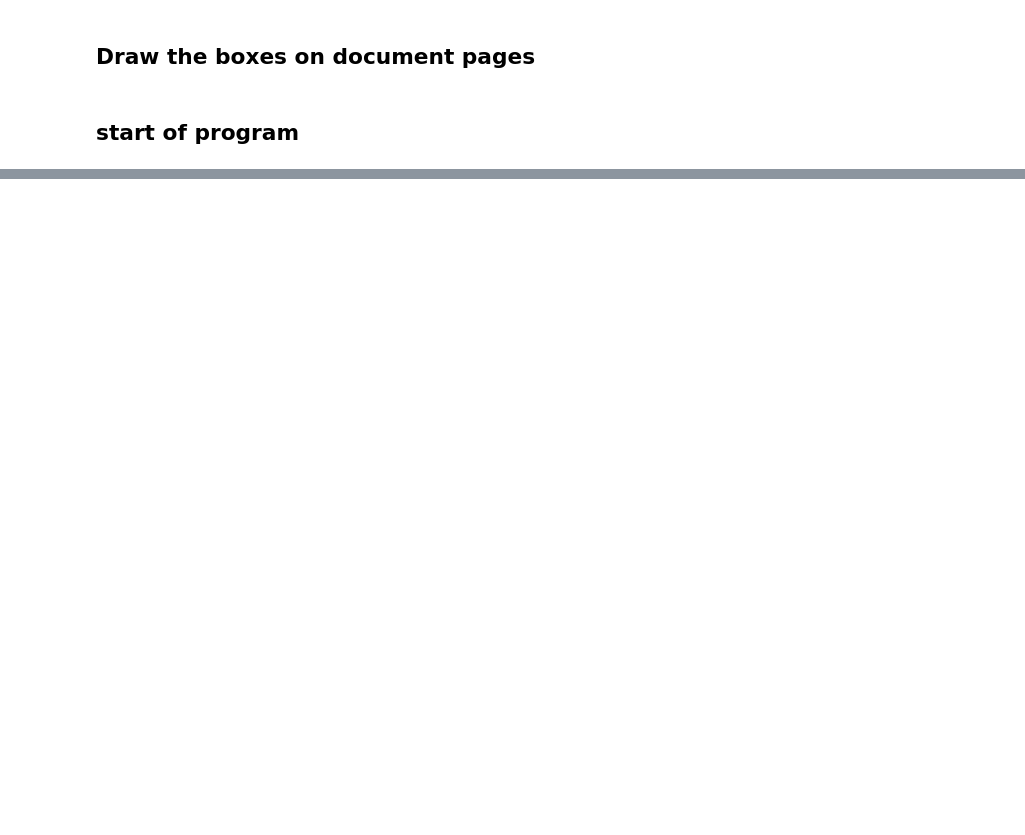
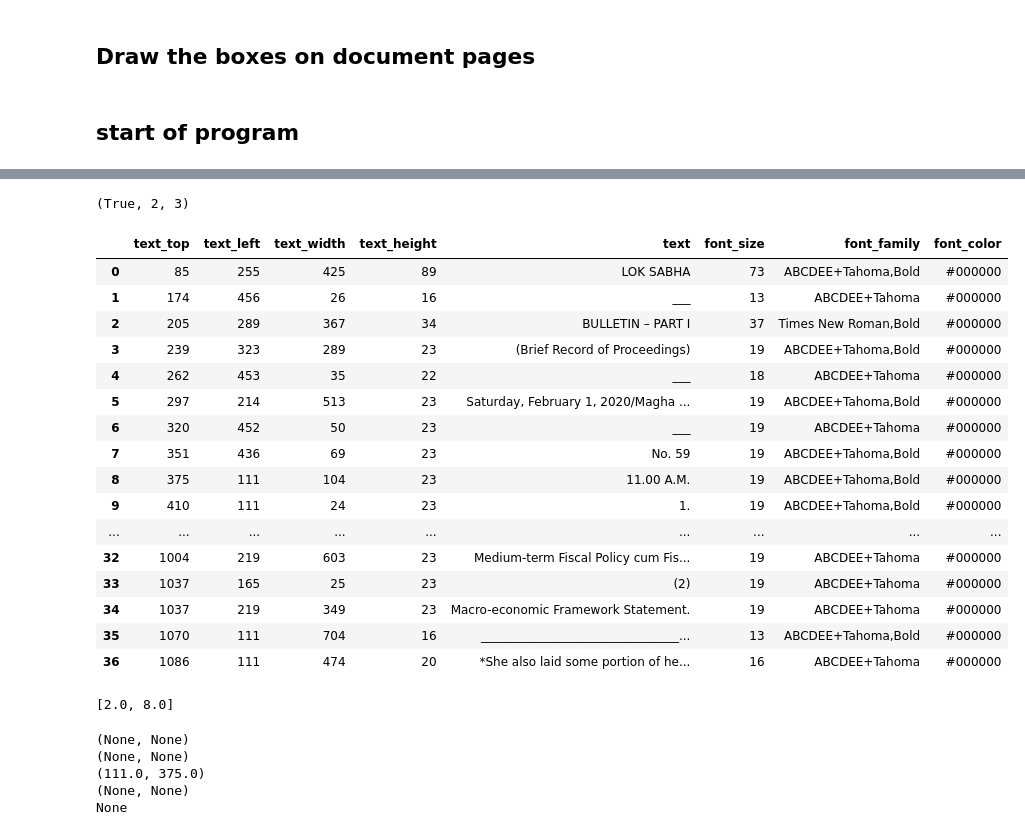
Before and after one commit to kumardeepak/document-structure, a Jupyter notebook: notebooks/DOCUMENT_STRUCTURE_FROM_DIGITAL_PDF_V1.1.ipynb, the cells around one changed output, grey strips where cells are left out. Saved outputs shown, nothing was run; the diff lists cells and outputs as text; code cells hidden in the pictures; blank space fills up the shorter version.

```diff
--- a/notebooks/DOCUMENT_STRUCTURE_FROM_DIGITAL_PDF_V1.1.ipynb
+++ b/notebooks/DOCUMENT_STRUCTURE_FROM_DIGITAL_PDF_V1.1.ipynb
@@ -227,0 +206,29 @@ show_df(h_df)
+# %%
+def are_hlines_superscript_v1(df, configs, idx1, idx2, debug=False):
+
+    if (abs(df.iloc[idx1]['text_top'] - df.iloc[idx2]['text_top']) <= configs['SUPERSCRIPT_HEIGHT_DIFFERENCE']):
+        if df.iloc[idx1]['text_left'] < df.iloc[idx2]['text_left']:
+            if df.iloc[idx1]['text_height'] < df.iloc[idx2]['text_height']:
+                return True, idx1, idx2
+        else:
+            if df.iloc[idx1]['text_height'] < df.iloc[idx2]['text_height']:
+                return True, idx2, idx1
+
+
+
+#     if (df.iloc[idx1]['text_top'] >= df.iloc[idx2]['text_top']):
+#         if  (df.iloc[idx1]['text_top'] - df.iloc[idx2]['text_top']) <= configs['SUPERSCRIPT_HEIGHT_DIFFERENCE']:
+#             if df.iloc[idx1]['text_left'] > df.iloc[idx2]['text_left']:
+#                 return True, idx1, idx2
+
+#     if (df.iloc[idx2]['text_top'] >= df.iloc[idx1]['text_top']):
+#         if  (df.iloc[idx2]['text_top'] - df.iloc[idx1]['text_top']) <= configs['SUPERSCRIPT_HEIGHT_DIFFERENCE']:
+#             if df.iloc[idx2]['text_left'] > df.iloc[idx1]['text_left']:
+#                 return True, idx1, idx2
+
+    return False, idx1, idx2
+
+
+print(are_hlines_superscript_v1(df, document_configs, 2, 3))
+# %% [output]
+(True, 2, 3)
@@ -227,0 +269,21 @@ show_df(h_df)
+# %%
+# print(get_vlines_overlap_condition(h_df, document_configs, 7, 8))
+show_df(df)
+# %% [output]
+|  | text_top | text_left | text_width | text_height | text | font_size | font_family | font_color |
+| 0 | 85 | 255 | 425 | 89 | LOK SABHA | 73 | ABCDEE+Tahoma,Bold | #000000 |
+| 1 | 174 | 456 | 26 | 16 | ___ | 13 | ABCDEE+Tahoma | #000000 |
+| 2 | 205 | 289 | 367 | 34 | BULLETIN – PART I | 37 | Times New Roman,Bold | #000000 |
+| 3 | 239 | 323 | 289 | 23 | (Brief Record of Proceedings) | 19 | ABCDEE+Tahoma,Bold | #000000 |
+| 4 | 262 | 453 | 35 | 22 | ___ | 18 | ABCDEE+Tahoma | #000000 |
+| 5 | 297 | 214 | 513 | 23 | Saturday, February 1, 2020/Magha ... | 19 | ABCDEE+Tahoma,Bold | #000000 |
+| 6 | 320 | 452 | 50 | 23 | ___ | 19 | ABCDEE+Tahoma | #000000 |
+| 7 | 351 | 436 | 69 | 23 | No. 59 | 19 | ABCDEE+Tahoma,Bold | #000000 |
+| 8 | 375 | 111 | 104 | 23 | 11.00 A.M. | 19 | ABCDEE+Tahoma,Bold | #000000 |
+| 9 | 410 | 111 | 24 | 23 | 1. | 19 | ABCDEE+Tahoma,Bold | #000000 |
+| ... | ... | ... | ... | ... | ... | ... | ... | ... |
+| 32 | 1004 | 219 | 603 | 23 | Medium-term Fiscal Policy cum Fis... | 19 | ABCDEE+Tahoma | #000000 |
+| 33 | 1037 | 165 | 25 | 23 | (2) | 19 | ABCDEE+Tahoma | #000000 |
+| 34 | 1037 | 219 | 349 | 23 | Macro-economic Framework Statement. | 19 | ABCDEE+Tahoma | #000000 |
+| 35 | 1070 | 111 | 704 | 16 | _________________________________... | 13 | ABCDEE+Tahoma,Bold | #000000 |
+| 36 | 1086 | 111 | 474 | 20 | *She also laid some portion of he... | 16 | ABCDEE+Tahoma | #000000 |
@@ -227,0 +295,4 @@ show_df(h_df)
+# %%
+findIntersection(2,0, 2,8, 2,8, 4,8)
+# %% [output]
+[2.0, 8.0]
@@ -227,0 +351,8 @@ show_df(h_df)
+# %%
+print(get_vlines_overlap_condition_v1(h_df, document_configs, 8, 9))
+# %% [output]
+(None, None)
+(None, None)
+(111.0, 375.0)
+(None, None)
+None
```
Also changed, not shown: parts of 15 cells of this notebook, 10 other files.
